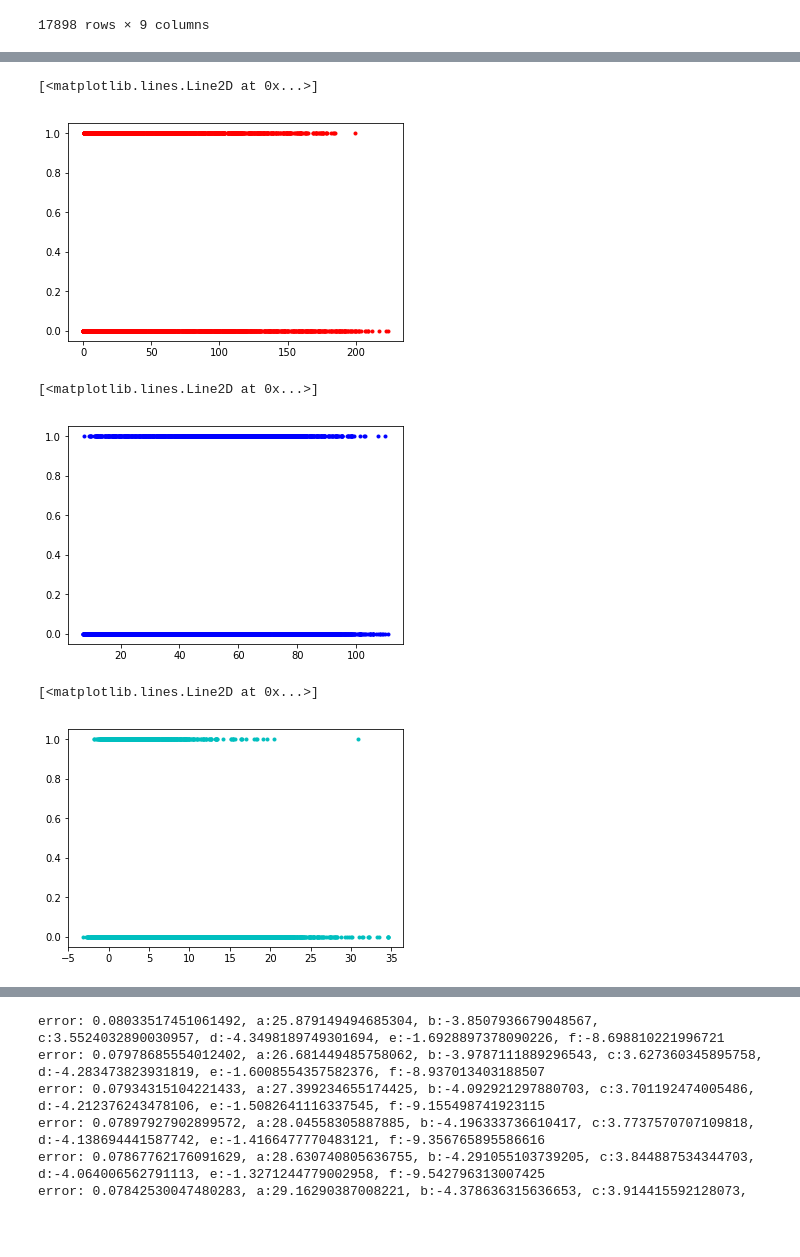
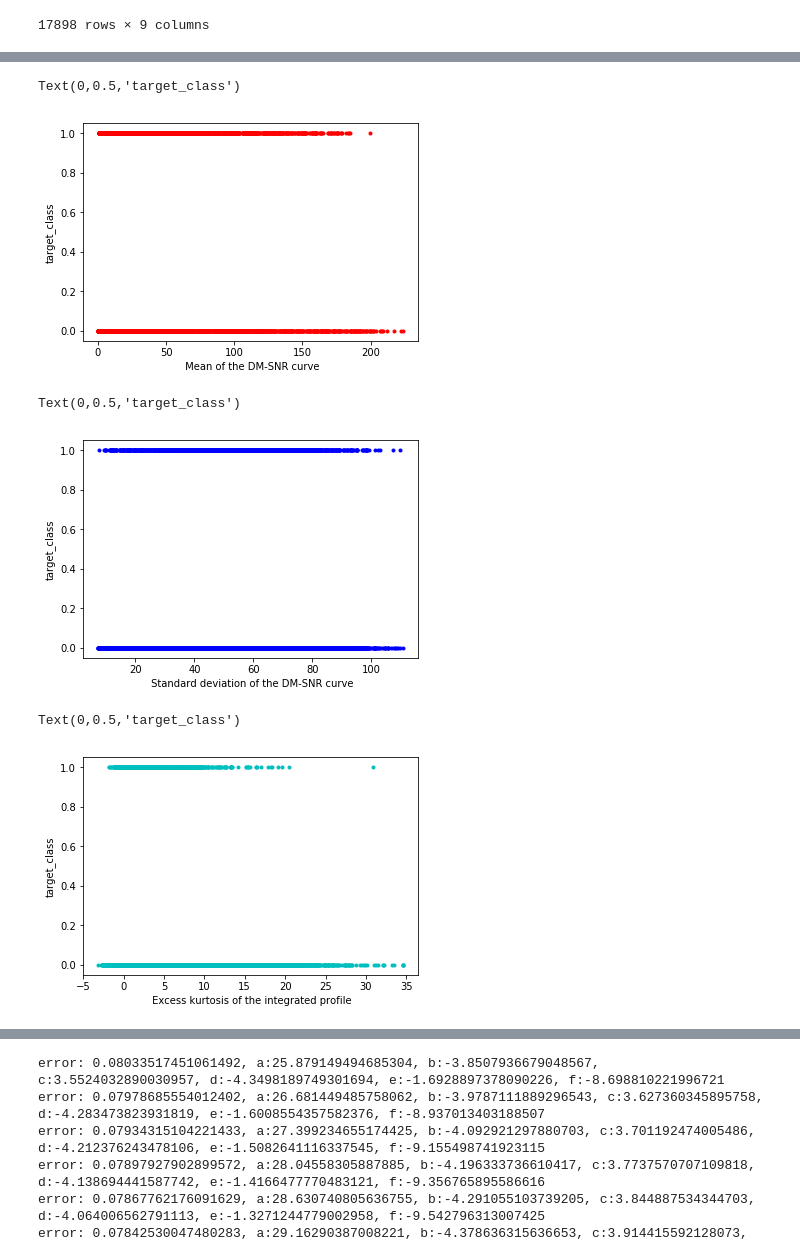
Before and after one commit to Ananyadevaraju/Predicting-a-pulsar-star, a Jupyter notebook: Predicting a Pulsar Star .ipynb, the cells around one changed output, grey strips where cells are left out. Cells and saved outputs as stored; diff of their text form; code cells hidden in the pictures; blank space fills up the shorter version.

Commit message:
Add a new line

```diff
--- a/Predicting a Pulsar Star .ipynb
+++ b/Predicting a Pulsar Star .ipynb
@@ -60,17 +65,23 @@ plt.plot(X1, Y, 'g.')
 # %%
 plt.plot(X2, Y, 'r.')
+plt.xlabel(' Mean of the DM-SNR curve')
+plt.ylabel('target_class')
 # %% [output]
-[<matplotlib.lines.Line2D at 0x...>]
+Text(0,0.5,'target_class')
-[figure, old version]
+[figure, new version]
 # %%
 plt.plot(X3, Y, 'b.')
+plt.xlabel(' Standard deviation of the DM-SNR curve')
+plt.ylabel('target_class')
 # %% [output]
-[<matplotlib.lines.Line2D at 0x...>]
+Text(0,0.5,'target_class')
-[figure, old version]
+[figure, new version]
 # %%
 plt.plot(X4, Y, 'c.')
+plt.xlabel(' Excess kurtosis of the integrated profile')
+plt.ylabel('target_class')
 # %% [output]
-[<matplotlib.lines.Line2D at 0x...>]
+Text(0,0.5,'target_class')
-[figure, old version]
+[figure, new version]
 # %%
 plt.plot(X5, Y, 'm.')
```
Also changed, not shown: parts of 13 cells of this notebook.
